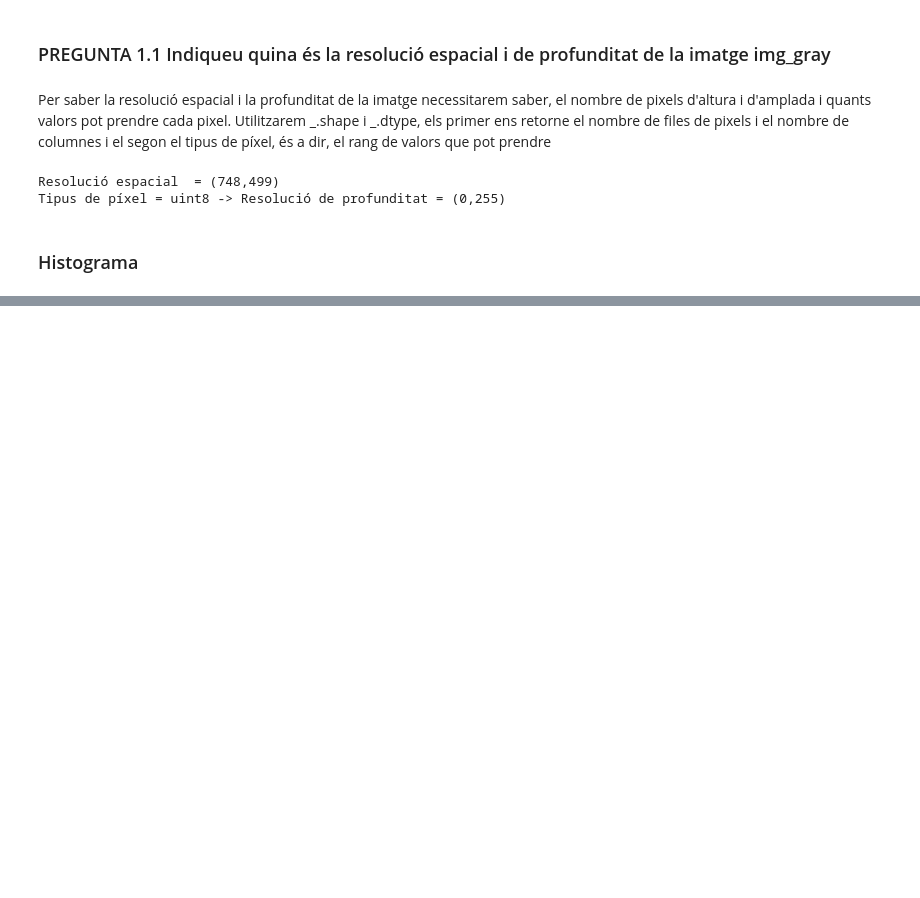
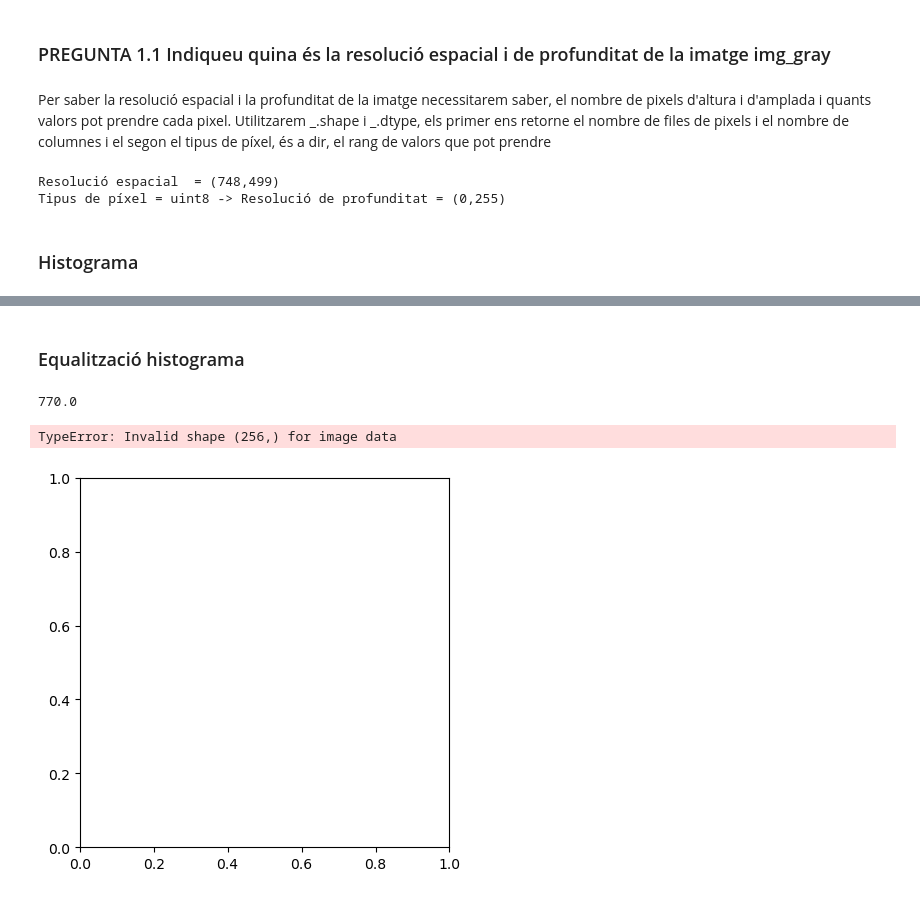
Before and after one commit to Alverd02/Medical-Physics, a Jupyter notebook: 01/Part1/Part01.ipynb, the cells around one changed output, grey strips where cells are left out. Drawn from its saved outputs; the diff is of its cells as text; code cells hidden in the pictures; blank space fills up the shorter version.

```diff
--- a/01/Part1/Part01.ipynb
+++ b/01/Part1/Part01.ipynb
@@ -83,0 +110,12 @@ plt.show()
+# %% [markdown]
+### Equalització histograma
+# %%
+#de la wikipedia
+cdf = np.cumsum(hist)
+print(min(cdf))
+imgeq = (cdf-min(cdf))*255/(max(cdf)-min(cdf))
+plt.imshow(imgeq,cmap="gray")
+# %% [output]
+770.0
+TypeError: Invalid shape (256,) for image data
+[figure, added]
```
Also changed, not shown: parts of 3 cells of this notebook.
